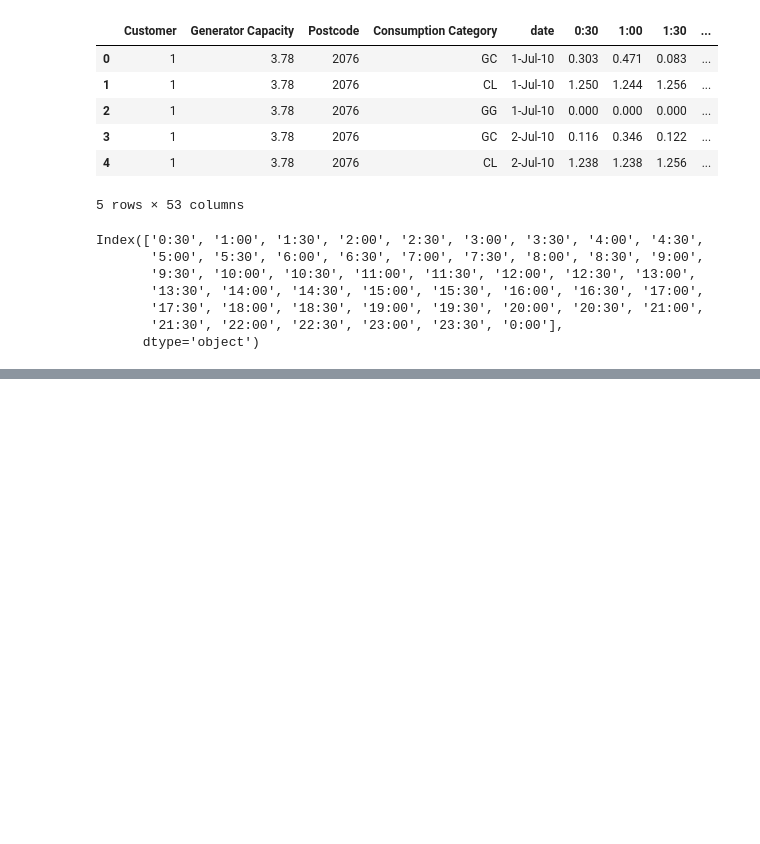
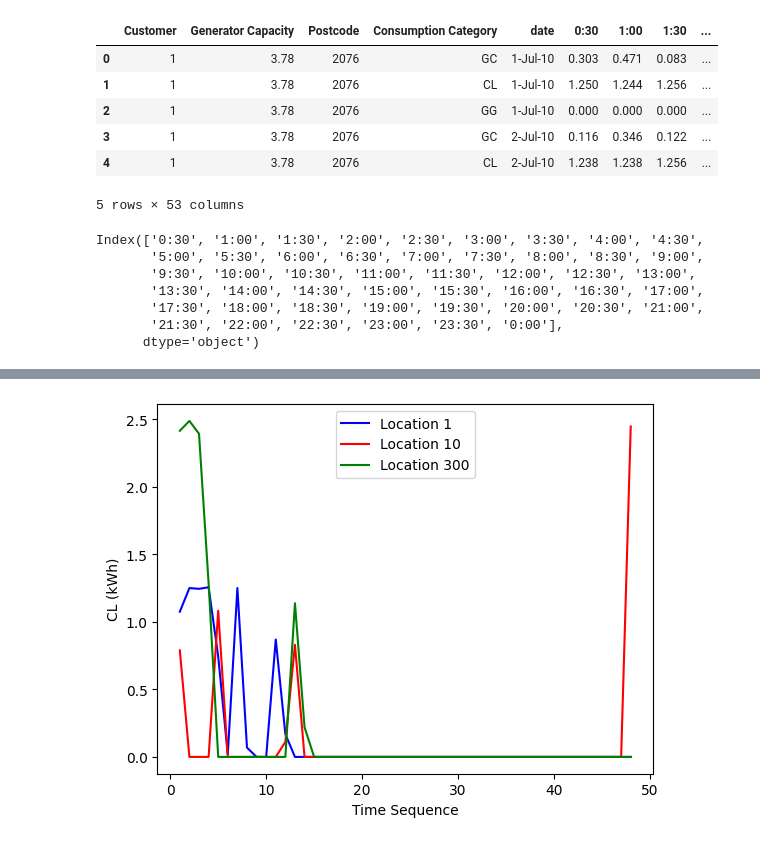
Before and after one commit to samfallahian/sdv-gan, a Jupyter notebook: wind_data.ipynb, the cells around one changed output, grey strips where cells are left out. Cells and saved outputs as stored; diff of their text form; code cells hidden in the pictures; blank space fills up the shorter version.

```diff
--- a/wind_data.ipynb
+++ b/wind_data.ipynb
@@ -57,0 +146,21 @@ melted_df
+# %%
+# Create a line chart of all three datasets
+plt.plot(cus1_df['label'], cus1_df['CL'], color='blue', label='Location 1')
+plt.plot(cus2_df['label'], cus2_df['CL'], color='red', label='Location 10')
+plt.plot(cus3_df['label'], cus3_df['CL'], color='green', label='Location 300')
+
+# Set the title of the plot
+# plt.title('Line Chart of Three Datasets')
+
+# Set the title of the x-axis and y-axis
+plt.xlabel('Time Sequence')
+plt.ylabel('CL (kWh)')
+
+# Add a legend
+plt.legend()
+
+plt.savefig('Locations-CL.png', dpi=300)
+# Show the plot
+plt.show()
+# %% [output]
+[figure, added]
```
Also changed, not shown: parts of 26 cells of this notebook, 12 other files.
